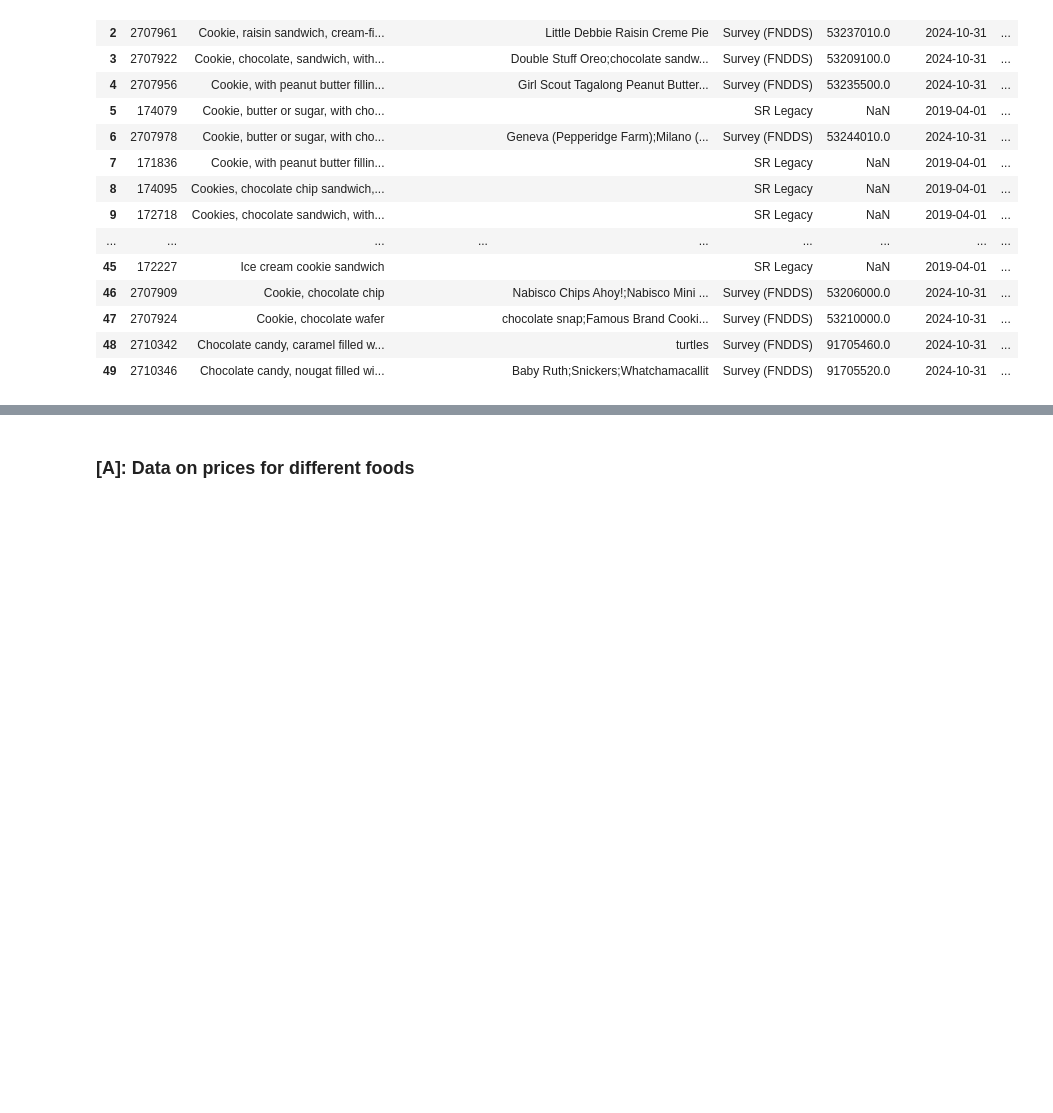
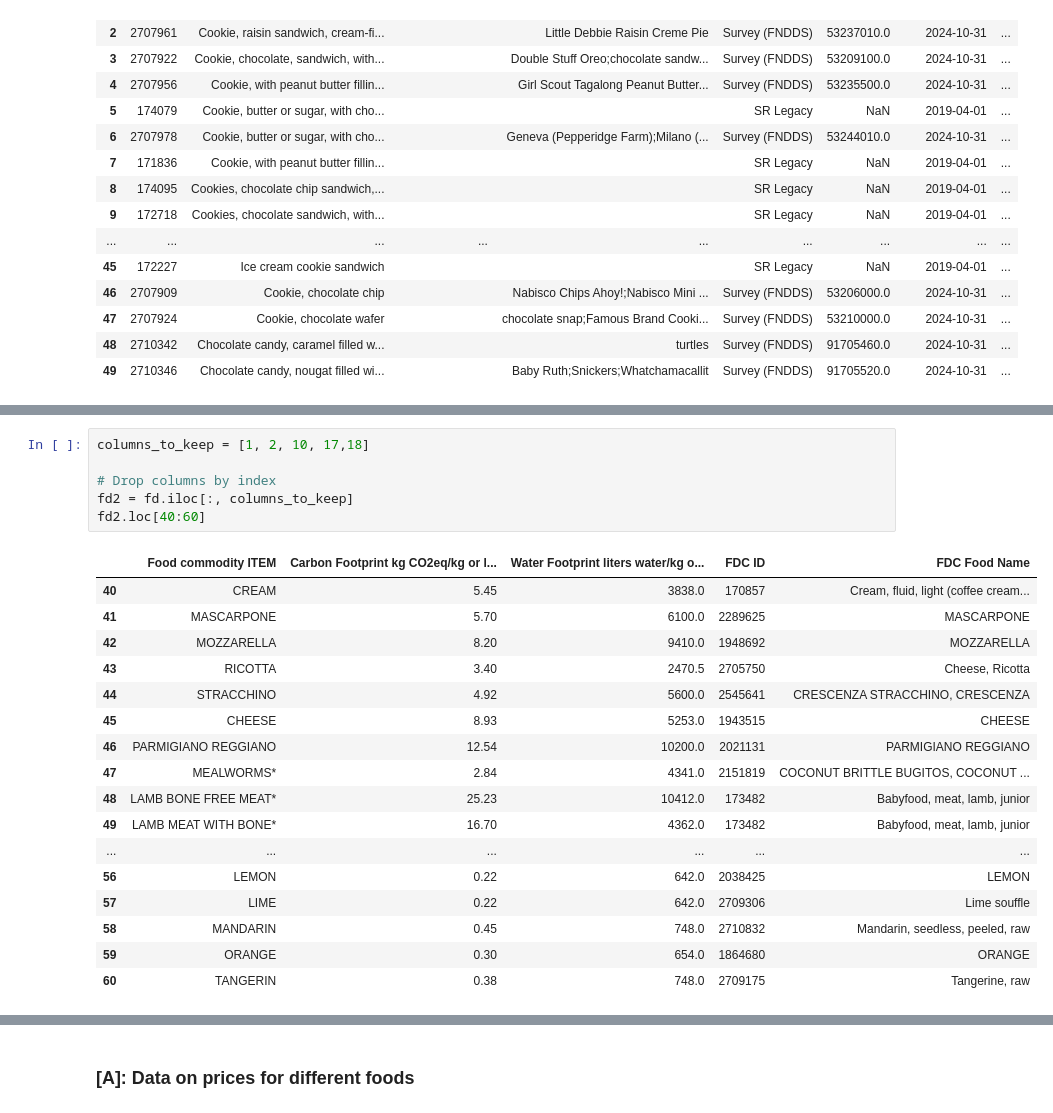
Before and after one commit to reilyfairchild/EEP-153-Proj-02, a Jupyter notebook: Project_2_Code.ipynb, the cells around one changed output, grey strips where cells are left out. Drawn from its saved outputs; the diff is of its cells as text; blank space fills up the shorter version.

```diff
--- a/Project_2_Code.ipynb
+++ b/Project_2_Code.ipynb
@@ -235,3 +233,27 @@ fd
 | 125 | FISHING | TROUT | 4.20 | L | ... |
 | 126 | FISHING | TURBOT | 14.51 | H | ... |
 127 rows × 19 columns
+# %%
+columns_to_keep = [1, 2, 10, 17,18]
+
+# Drop columns by index
+fd2 = fd.iloc[:, columns_to_keep]
+fd2.loc[40:60]
+# %% [output]
+|  | Food commodity ITEM | Carbon Footprint kg CO2eq/kg or l... | Water Footprint liters water/kg o... | FDC ID | FDC Food Name |
+| 40 | CREAM | 5.45 | 3838.0 | 170857 | Cream, fluid, light (coffee cream... |
+| 41 | MASCARPONE | 5.70 | 6100.0 | 2289625 | MASCARPONE |
+| 42 | MOZZARELLA | 8.20 | 9410.0 | 1948692 | MOZZARELLA |
+| 43 | RICOTTA | 3.40 | 2470.5 | 2705750 | Cheese, Ricotta |
+| 44 | STRACCHINO | 4.92 | 5600.0 | 2545641 | CRESCENZA STRACCHINO, CRESCENZA |
+| 45 | CHEESE | 8.93 | 5253.0 | 1943515 | CHEESE |
+| 46 | PARMIGIANO REGGIANO | 12.54 | 10200.0 | 2021131 | PARMIGIANO REGGIANO |
+| 47 | MEALWORMS* | 2.84 | 4341.0 | 2151819 | COCONUT BRITTLE BUGITOS, COCONUT ... |
+| 48 | LAMB BONE FREE MEAT* | 25.23 | 10412.0 | 173482 | Babyfood, meat, lamb, junior |
+| 49 | LAMB MEAT WITH BONE* | 16.70 | 4362.0 | 173482 | Babyfood, meat, lamb, junior |
+| ... | ... | ... | ... | ... | ... |
+| 56 | LEMON | 0.22 | 642.0 | 2038425 | LEMON |
+| 57 | LIME | 0.22 | 642.0 | 2709306 | Lime souffle |
+| 58 | MANDARIN | 0.45 | 748.0 | 2710832 | Mandarin, seedless, peeled, raw |
+| 59 | ORANGE | 0.30 | 654.0 | 1864680 | ORANGE |
+| 60 | TANGERIN | 0.38 | 748.0 | 2709175 | Tangerine, raw |
```
Also changed, not shown: parts of 4 cells of this notebook.
